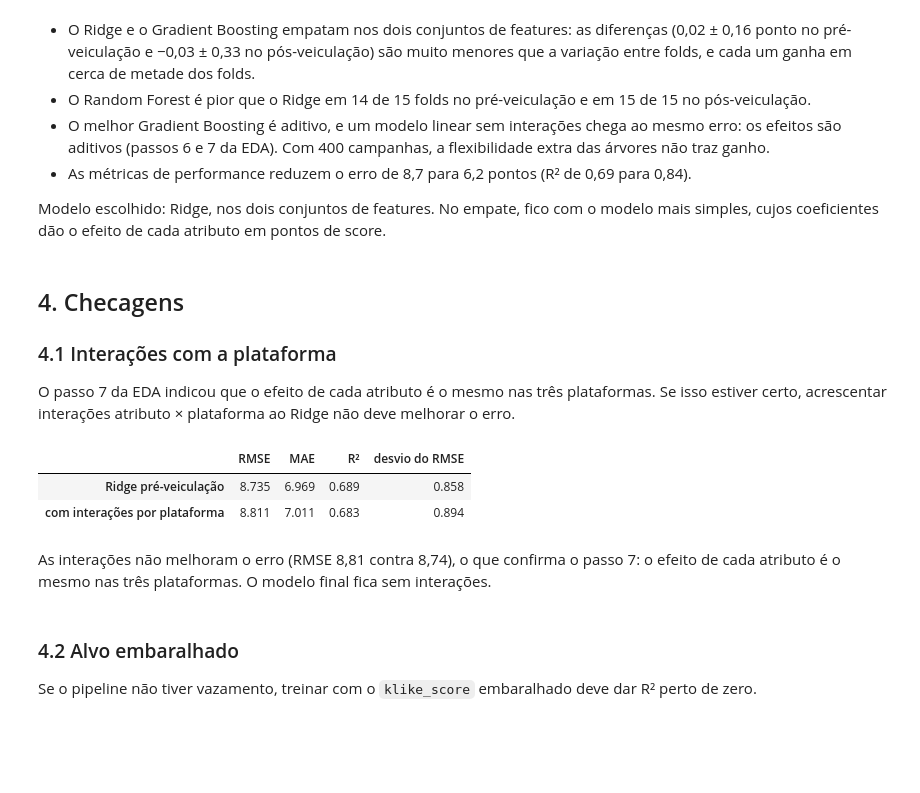
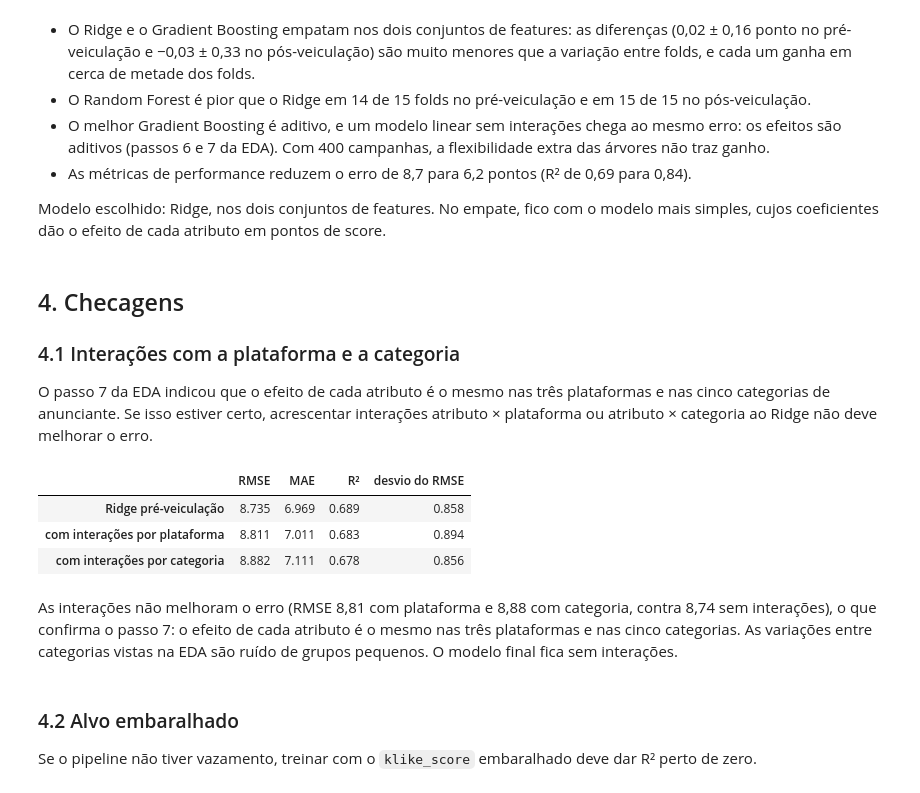
Before and after one commit to JoaoVivacqua/klike-challenge, a Jupyter notebook: notebooks/02_modelo.ipynb, the cells around one changed output. Drawn from its saved outputs; the diff is of its cells as text; code cells hidden in the pictures; blank space fills up the shorter version.

```diff
--- a/notebooks/02_modelo.ipynb
+++ b/notebooks/02_modelo.ipynb
@@ -185,44 +185,54 @@ Modelo escolhido: Ridge, nos dois conjuntos de features. No empate, fico com o m
 # %% [markdown]
 ## 4. Checagens
 
-### 4.1 Interações com a plataforma
+### 4.1 Interações com a plataforma e a categoria
 
-O passo 7 da EDA indicou que o efeito de cada atributo é o mesmo nas três plataformas. Se isso estiver certo, acrescentar interações atributo × plataforma ao Ridge não deve melhorar o erro.
+O passo 7 da EDA indicou que o efeito de cada atributo é o mesmo nas três plataformas e nas cinco categorias de anunciante. Se isso estiver certo, acrescentar interações atributo × plataforma ou atributo × categoria ao Ridge não deve melhorar o erro.
 # %%
-class InteracoesPlataforma(BaseEstimator, TransformerMixin):
-    """Cria colunas atributo × plataforma (TikTok e LinkedIn, com Meta como referência)."""
+class Interacoes(BaseEstimator, TransformerMixin):
+    """Cria colunas atributo × nível de uma coluna de contexto (o primeiro nível fica como referência)."""
+
+    def __init__(self, contexto, niveis):
+        self.contexto = contexto
+        self.niveis = niveis
 
     def fit(self, X, y=None):
         return self
 
     def transform(self, X):
         X = X.copy()
-        self.colunas_ = []
-        for plataforma in ["TikTok", "LinkedIn"]:
-            na_plataforma = (X["platform"] == plataforma).astype(float)
+        for nivel in self.niveis[1:]:
+            no_nivel = (X[self.contexto] == nivel).astype(float)
             for atributo in CRIATIVO_BINARIAS:
-                X[f"{atributo} × {plataforma}"] = X[atributo].fillna(0) * na_plataforma
-            for nivel in ["medium", "low"]:
-                X[f"text_{nivel} × {plataforma}"] = (X["text_density"] == nivel) * na_plataforma
-            self.colunas_ += [c for c in X.columns if c.endswith(f"× {plataforma}")]
+                X[f"{atributo} × {nivel}"] = X[atributo].fillna(0) * no_nivel
+            for densidade in ["medium", "low"]:
+                X[f"text_{densidade} × {nivel}"] = (X["text_density"] == densidade) * no_nivel
         return X
 
 
-interacoes = [f"{a} × {p}" for p in ["TikTok", "LinkedIn"] for a in CRIATIVO_BINARIAS + ["text_medium", "text_low"]]
-com_interacoes = make_pipeline(
-    LimpezaCampanhas(), InteracoesPlataforma(),
-    codificador(CRIATIVO_BINARIAS + CONTEXTO_BINARIAS + interacoes, CRIATIVO_NUMERICAS,
-                CRIATIVO_CATEGORICAS + CONTEXTO_CATEGORICAS),
-    Ridge())
-busca_interacoes = GridSearchCV(com_interacoes, GRADE_ALPHA, cv=CV, scoring=METRICAS, refit="RMSE", n_jobs=-1).fit(X_train, y_train)
+def com_interacoes(contexto, niveis):
+    colunas = [f"{a} × {n}" for n in niveis[1:] for a in CRIATIVO_BINARIAS + ["text_medium", "text_low"]]
+    pipe = make_pipeline(
+        LimpezaCampanhas(), Interacoes(contexto, niveis),
+        codificador(CRIATIVO_BINARIAS + CONTEXTO_BINARIAS + colunas, CRIATIVO_NUMERICAS,
+                    CRIATIVO_CATEGORICAS + CONTEXTO_CATEGORICAS),
+        Ridge())
+    return GridSearchCV(pipe, GRADE_ALPHA, cv=CV, scoring=METRICAS, refit="RMSE", n_jobs=-1).fit(X_train, y_train)
+
+
+buscas_interacoes = {
+    "com interações por plataforma": com_interacoes("platform", ["Meta", "TikTok", "LinkedIn"]),
+    "com interações por categoria": com_interacoes("category", ["E-commerce", "Lead Gen", "SaaS", "App Install", "Branding"]),
+}
 pd.DataFrame({"Ridge pré-veiculação": resumo(buscas["pré-veiculação", "Ridge"]),
-              "com interações por plataforma": resumo(busca_interacoes)}).T.round(3)
+              **{nome: resumo(busca) for nome, busca in buscas_interacoes.items()}}).T.round(3)
 # %% [output]
 |  | RMSE | MAE | R² | desvio do RMSE |
 | Ridge pré-veiculação | 8.735 | 6.969 | 0.689 | 0.858 |
 | com interações por plataforma | 8.811 | 7.011 | 0.683 | 0.894 |
+| com interações por categoria | 8.882 | 7.111 | 0.678 | 0.856 |
 # %% [markdown]
-As interações não melhoram o erro (RMSE 8,81 contra 8,74), o que confirma o passo 7: o efeito de cada atributo é o mesmo nas três plataformas. O modelo final fica sem interações.
+As interações não melhoram o erro (RMSE 8,81 com plataforma e 8,88 com categoria, contra 8,74 sem interações), o que confirma o passo 7: o efeito de cada atributo é o mesmo nas três plataformas e nas cinco categorias. As variações entre categorias vistas na EDA são ruído de grupos pequenos. O modelo final fica sem interações.
 # %% [markdown]
 ### 4.2 Alvo embaralhado
 
```
Also changed, not shown: 7 other files.
